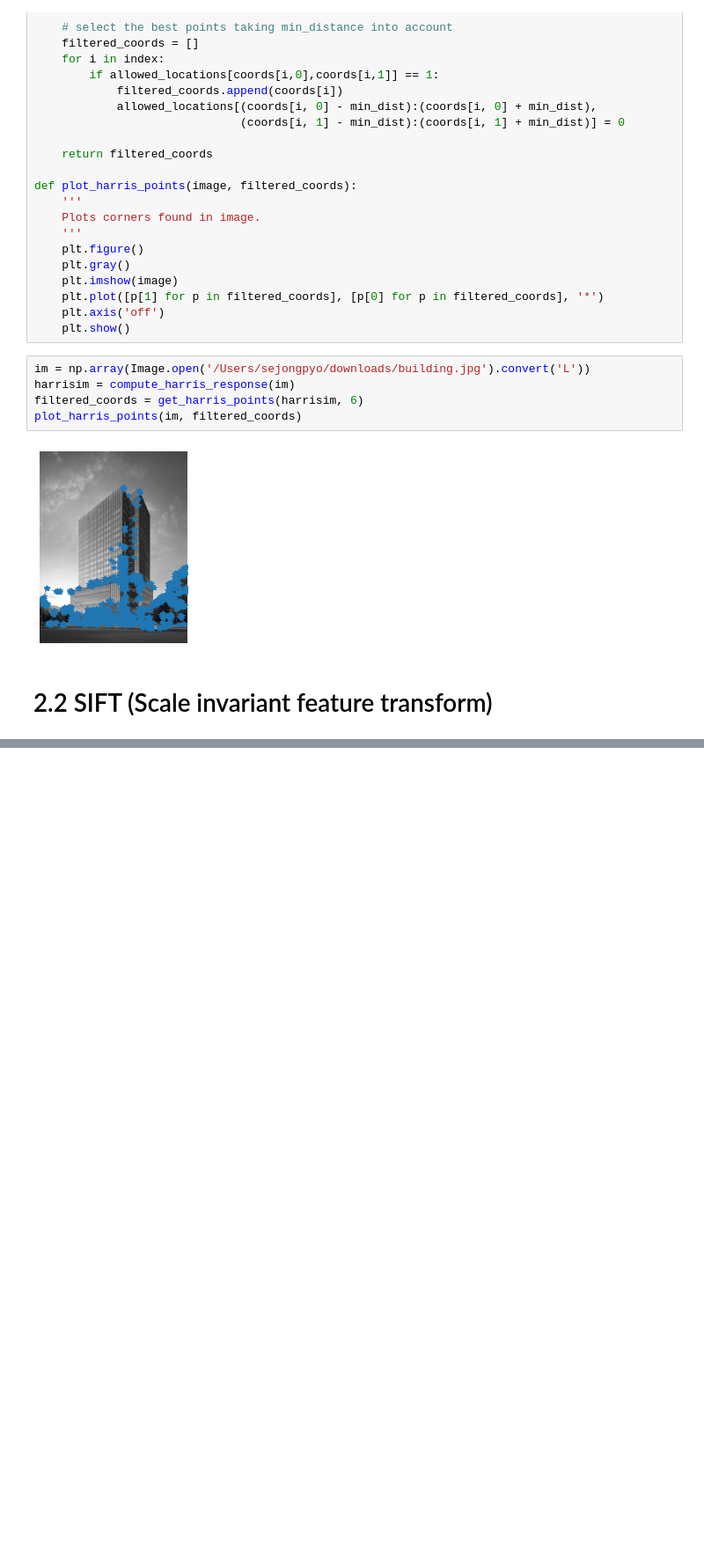
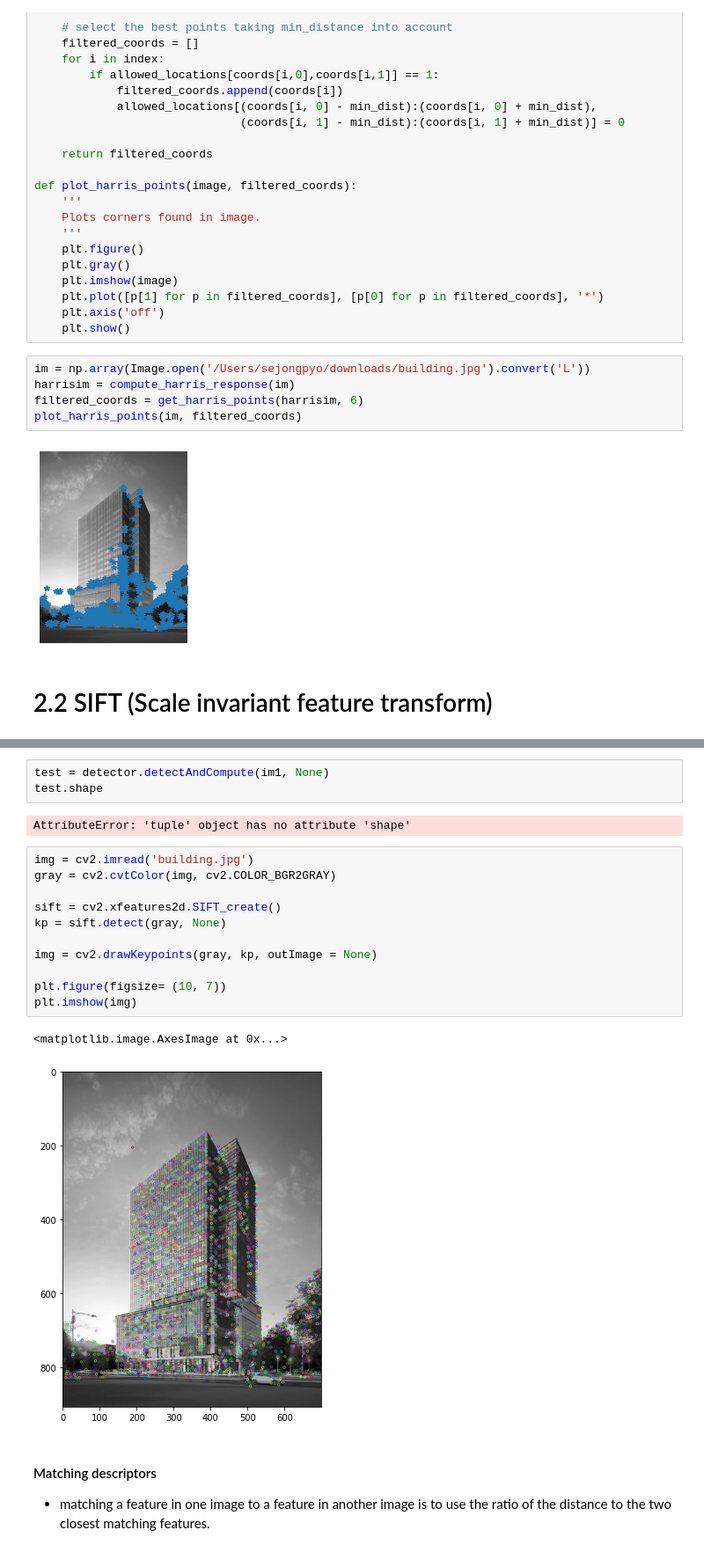
Before and after one commit to sejongpyo/Studies, a Jupyter notebook: PCV/Ch_02_local_image_descriptors.ipynb, the cells around one changed output, grey strips where cells are left out. Shown at 88% size. Cells and saved outputs as stored; diff of their text form; blank space fills up the shorter version.

Commit message:
SIFT

```diff
--- a/PCV/Ch_02_local_image_descriptors.ipynb
+++ b/PCV/Ch_02_local_image_descriptors.ipynb
@@ -92,0 +163,22 @@ plot_harris_points(im, filtered_coords)
+# %%
+test = detector.detectAndCompute(im1, None)
+test.shape
+# %% [output]
+AttributeError: 'tuple' object has no attribute 'shape'
+# %%
+img = cv2.imread('building.jpg')
+gray = cv2.cvtColor(img, cv2.COLOR_BGR2GRAY)
+
+sift = cv2.xfeatures2d.SIFT_create()
+kp = sift.detect(gray, None)
+
+img = cv2.drawKeypoints(gray, kp, outImage = None)
+
+plt.figure(figsize= (10, 7))
+plt.imshow(img)
+# %% [output]
+<matplotlib.image.AxesImage at 0x...>
+[figure, added]
+# %% [markdown]
+#### Matching descriptors
+- matching a feature in one image to a feature in another image is to use the ratio of the distance to the two closest matching features.
```
Also changed, not shown: parts of 7 cells of this notebook.
